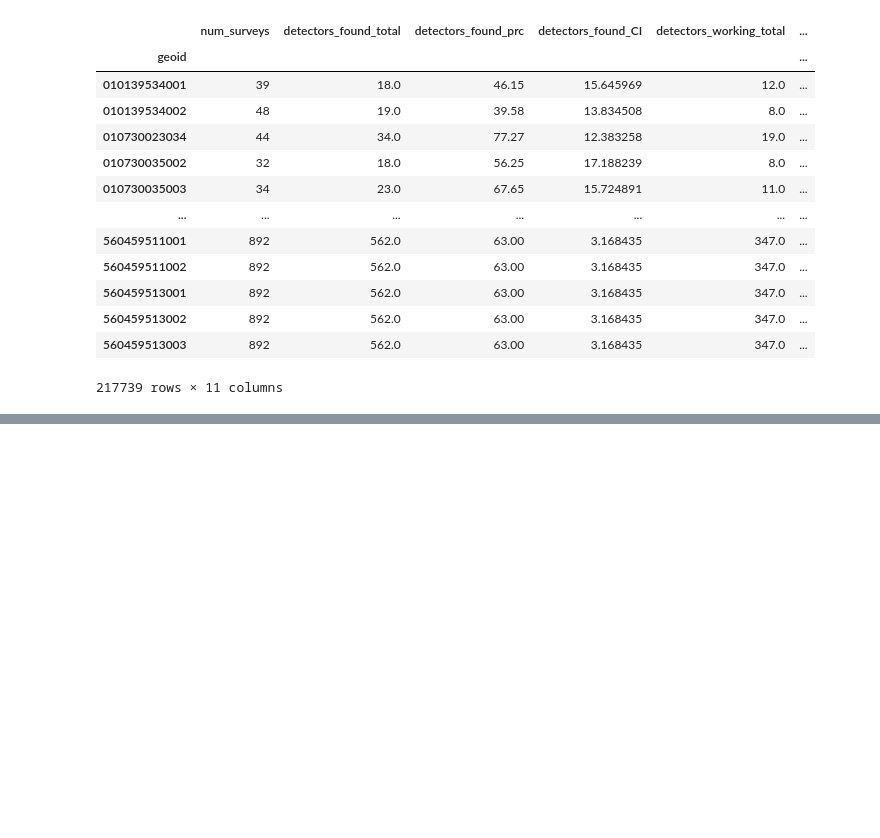
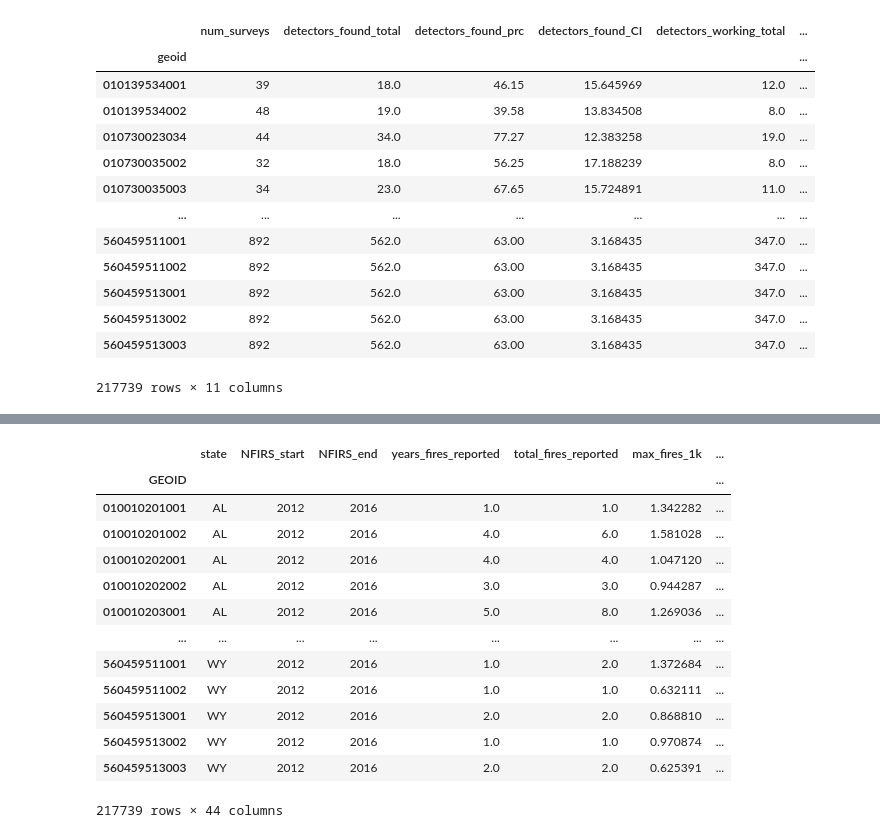
Before and after one commit to DataKind-DC/rcp2, a Jupyter notebook: testScript.ipynb, the cells around one changed output, grey strips where cells are left out. Drawn from its saved outputs; the diff is of its cells as text; code cells hidden in the pictures; blank space fills up the shorter version.

```diff
--- a/testScript.ipynb
+++ b/testScript.ipynb
@@ -198,4 +245,4 @@ out['CombinedRiskScore'] =  out.loc[:,['smoke_detector_risk_score',
                                        'SVI_Theme_1',
                                        'fire_propensity_risk_score',
                                        'fire_severity_risk_score'] ].mean(axis = 1,
-                                                                          skipna = False )
+                                                                          skipna = True) #False )
@@ -255,0 +394,18 @@ out.to_csv(utils.DATA['model-outputs'] / out_name)
+# %%
+fires_trained = NFIRS_Sev.fires[FSM.years]
+fires_trained['total_fires_reported_sev'] = fires_trained.sum(axis = 1)
+fires_trained = fires_trained['total_fires_reported_sev']
+out = out.merge(fires_trained, how = 'left', left_index = True, right_index = True)
+
+fires_trained = NFIRS_Sev.fires[FSM.years]
+fires_trained2 = np.nanmax(fires_trained, axis =1)
+fires_trained['max_fires_1k_sev'] = fires_trained2
+fires_trained2 = fires_trained['max_fires_1k_sev']
+out = out.merge(fires_trained2, how = 'left', left_index = True, right_index = True)
+
+fires_trained = NFIRS_Sev.fires[FSM.years]
+fires_trained2 = np.nanmedian(fires_trained, axis =1)
+fires_trained['median_fires_1k_sev'] = fires_trained2
+fires_trained2 = fires_trained['median_fires_1k_sev']
+out = out.merge(fires_trained2, how = 'left', left_index = True, right_index = True)
+out
@@ -255,0 +474,3 @@ out.to_csv(utils.DATA['model-outputs'] / out_name)
+# %%
+out = out.merge(ACS_keep, how = 'left', left_index = True, right_index = True)
+out
@@ -255,0 +492,18 @@ out.to_csv(utils.DATA['model-outputs'] / out_name)
+# %%
+out_final = out[out_columns]
+out_final
+# %% [output]
+|  | state | NFIRS_start | NFIRS_end | years_fires_reported | total_fires_reported | max_fires_1k | ... |
+| GEOID |  |  |  |  |  |  | ... |
+| 010010201001 | AL | 2012 | 2016 | 1.0 | 1.0 | 1.342282 | ... |
+| 010010201002 | AL | 2012 | 2016 | 4.0 | 6.0 | 1.581028 | ... |
+| 010010202001 | AL | 2012 | 2016 | 4.0 | 4.0 | 1.047120 | ... |
+| 010010202002 | AL | 2012 | 2016 | 3.0 | 3.0 | 0.944287 | ... |
+| 010010203001 | AL | 2012 | 2016 | 5.0 | 8.0 | 1.269036 | ... |
+| ... | ... | ... | ... | ... | ... | ... | ... |
+| 560459511001 | WY | 2012 | 2016 | 1.0 | 2.0 | 1.372684 | ... |
+| 560459511002 | WY | 2012 | 2016 | 1.0 | 1.0 | 0.632111 | ... |
+| 560459513001 | WY | 2012 | 2016 | 2.0 | 2.0 | 0.868810 | ... |
+| 560459513002 | WY | 2012 | 2016 | 1.0 | 1.0 | 0.970874 | ... |
+| 560459513003 | WY | 2012 | 2016 | 2.0 | 2.0 | 0.625391 | ... |
+217739 rows × 44 columns
```
Also changed, not shown: parts of 19 cells of this notebook, 3 other files.
